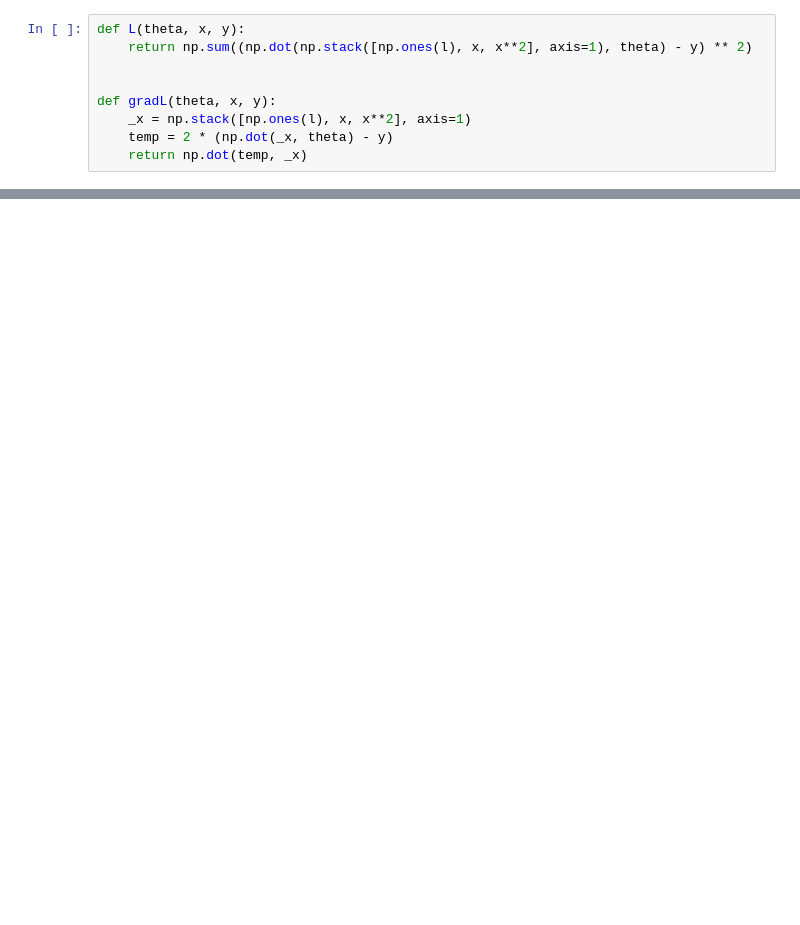
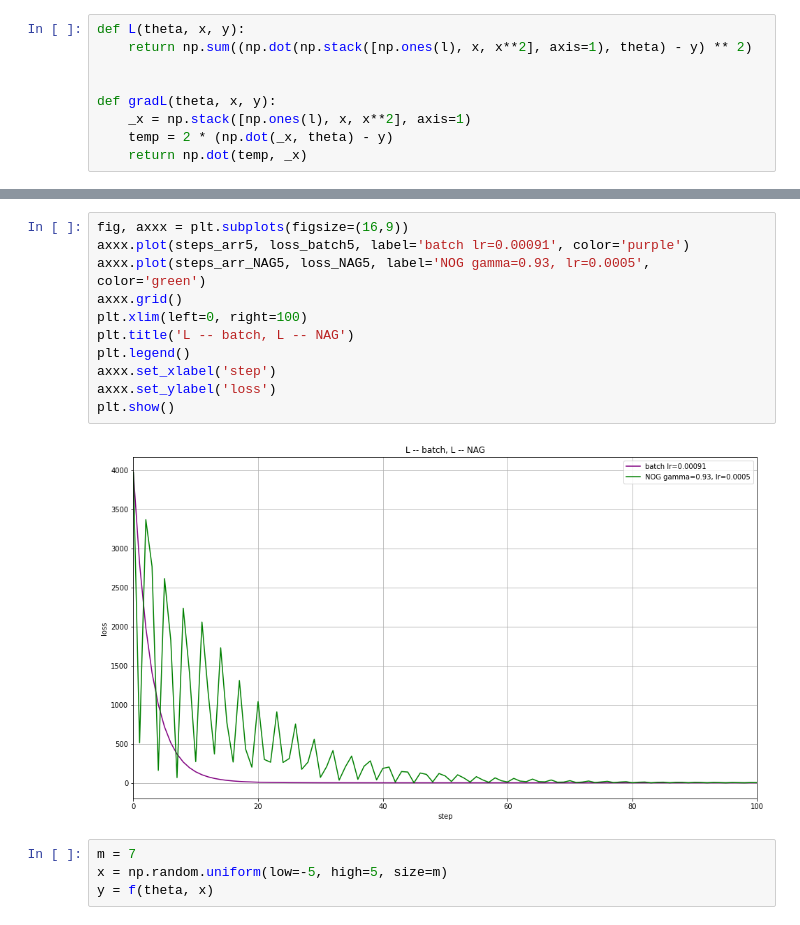
Before and after one commit to ivanov17andrey/nag_batch, a Jupyter notebook: NAG_BATCH.ipynb, the cells around one changed output, grey strips where cells are left out. Saved outputs shown, nothing was run; the diff lists cells and outputs as text; blank space fills up the shorter version.

```diff
--- a/NAG_BATCH.ipynb
+++ b/NAG_BATCH.ipynb
@@ -98,0 +157,17 @@ plt.show()
+# %%
+fig, axxx = plt.subplots(figsize=(16,9))
+axxx.plot(steps_arr5, loss_batch5, label='batch lr=0.00091', color='purple')
+axxx.plot(steps_arr_NAG5, loss_NAG5, label='NOG gamma=0.93, lr=0.0005', color='green')
+axxx.grid()
+plt.xlim(left=0, right=100)
+plt.title('L -- batch, L -- NAG')
+plt.legend()
+axxx.set_xlabel('step')
+axxx.set_ylabel('loss')
+plt.show()
+# %% [output]
+[figure, added]
+# %%
+m = 7
+x = np.random.uniform(low=-5, high=5, size=m)
+y = f(theta, x)
```
Also changed, not shown: parts of 14 cells of this notebook.
